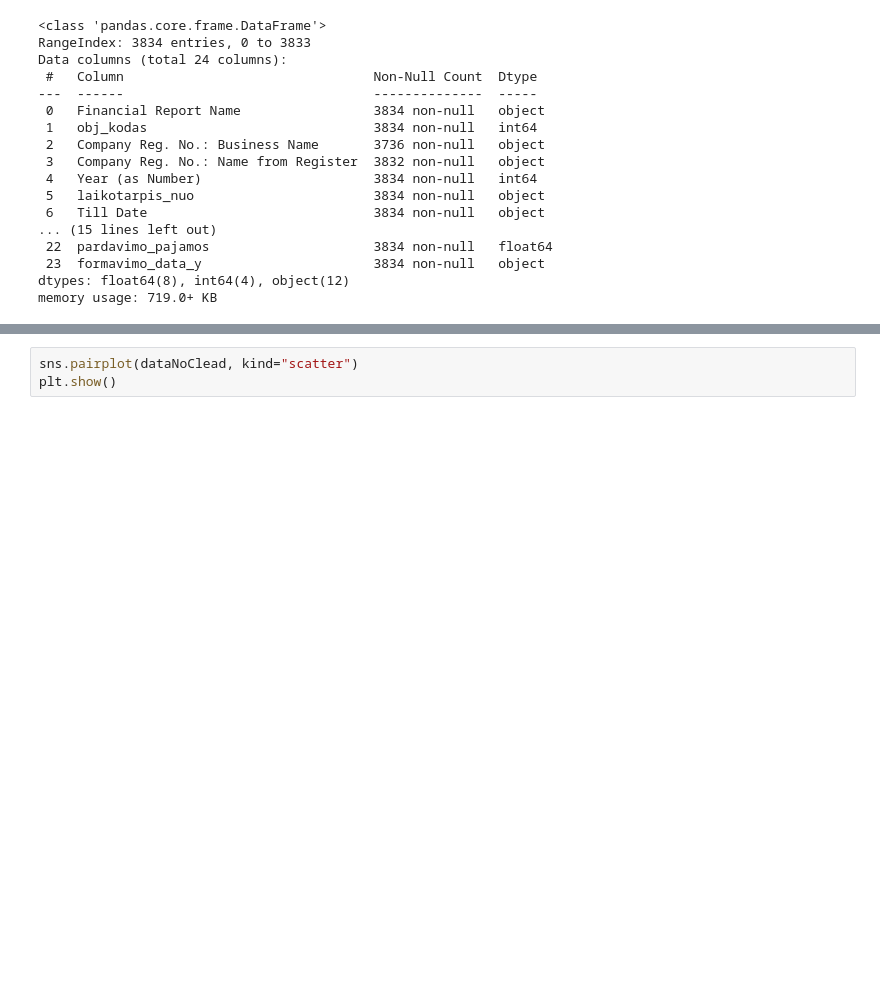
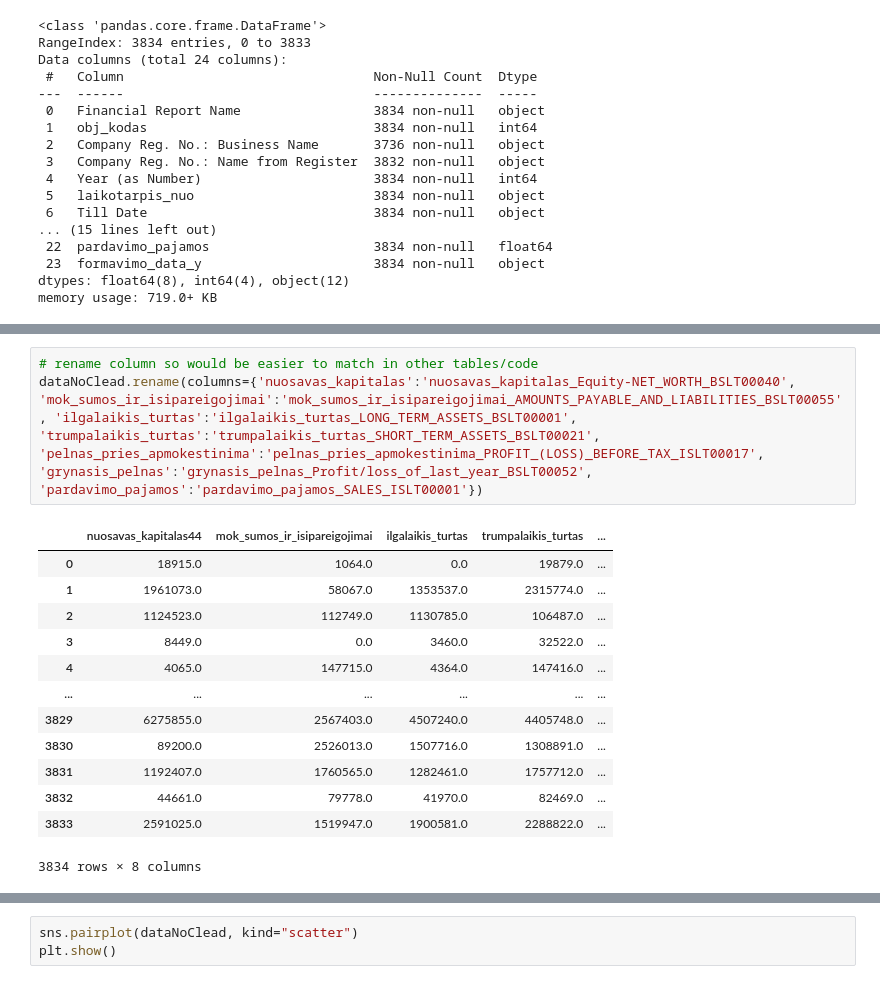
Before and after one commit to Juosir14/ktu-tyrimas, a Jupyter notebook: Tyrimas.ipynb, the cells around one changed output, grey strips where cells are left out. Cells and saved outputs as stored; diff of their text form; blank space fills up the shorter version.

```diff
--- a/Tyrimas.ipynb
+++ b/Tyrimas.ipynb
@@ -245,3 +245,20 @@ dataNoClead.sample(n=4, random_state=24)
+# %%
+# rename column so would be easier to match in other tables/code
+dataNoClead.rename(columns={'nuosavas_kapitalas':'nuosavas_kapitalas_Equity-NET_WORTH_BSLT00040', 'mok_sumos_ir_isipareigojimai':'mok_sumos_ir_isipareigojimai_AMOUNTS_PAYABLE_AND_LIABILITIES_BSLT00055', 'ilgalaikis_turtas':'ilgalaikis_turtas_LONG_TERM_ASSETS_BSLT00001', 'trumpalaikis_turtas':'trumpalaikis_turtas_SHORT_TERM_ASSETS_BSLT00021', 'pelnas_pries_apmokestinima':'pelnas_pries_apmokestinima_PROFIT_(LOSS)_BEFORE_TAX_ISLT00017', 'grynasis_pelnas':'grynasis_pelnas_Profit/loss_of_last_year_BSLT00052', 'pardavimo_pajamos':'pardavimo_pajamos_SALES_ISLT00001'})
+# %% [output]
+|  | nuosavas_kapitalas44 | mok_sumos_ir_isipareigojimai | ilgalaikis_turtas | trumpalaikis_turtas | ... |
+| 0 | 18915.0 | 1064.0 | 0.0 | 19879.0 | ... |
+| 1 | 1961073.0 | 58067.0 | 1353537.0 | 2315774.0 | ... |
+| 2 | 1124523.0 | 112749.0 | 1130785.0 | 106487.0 | ... |
+| 3 | 8449.0 | 0.0 | 3460.0 | 32522.0 | ... |
+| 4 | 4065.0 | 147715.0 | 4364.0 | 147416.0 | ... |
+| ... | ... | ... | ... | ... | ... |
+| 3829 | 6275855.0 | 2567403.0 | 4507240.0 | 4405748.0 | ... |
+| 3830 | 89200.0 | 2526013.0 | 1507716.0 | 1308891.0 | ... |
+| 3831 | 1192407.0 | 1760565.0 | 1282461.0 | 1757712.0 | ... |
+| 3832 | 44661.0 | 79778.0 | 41970.0 | 82469.0 | ... |
+| 3833 | 2591025.0 | 1519947.0 | 1900581.0 | 2288822.0 | ... |
+3834 rows × 8 columns
 # %%
 cmap = sns.cm.rocket_r
 
```
Also changed, not shown: parts of 2 cells of this notebook.
